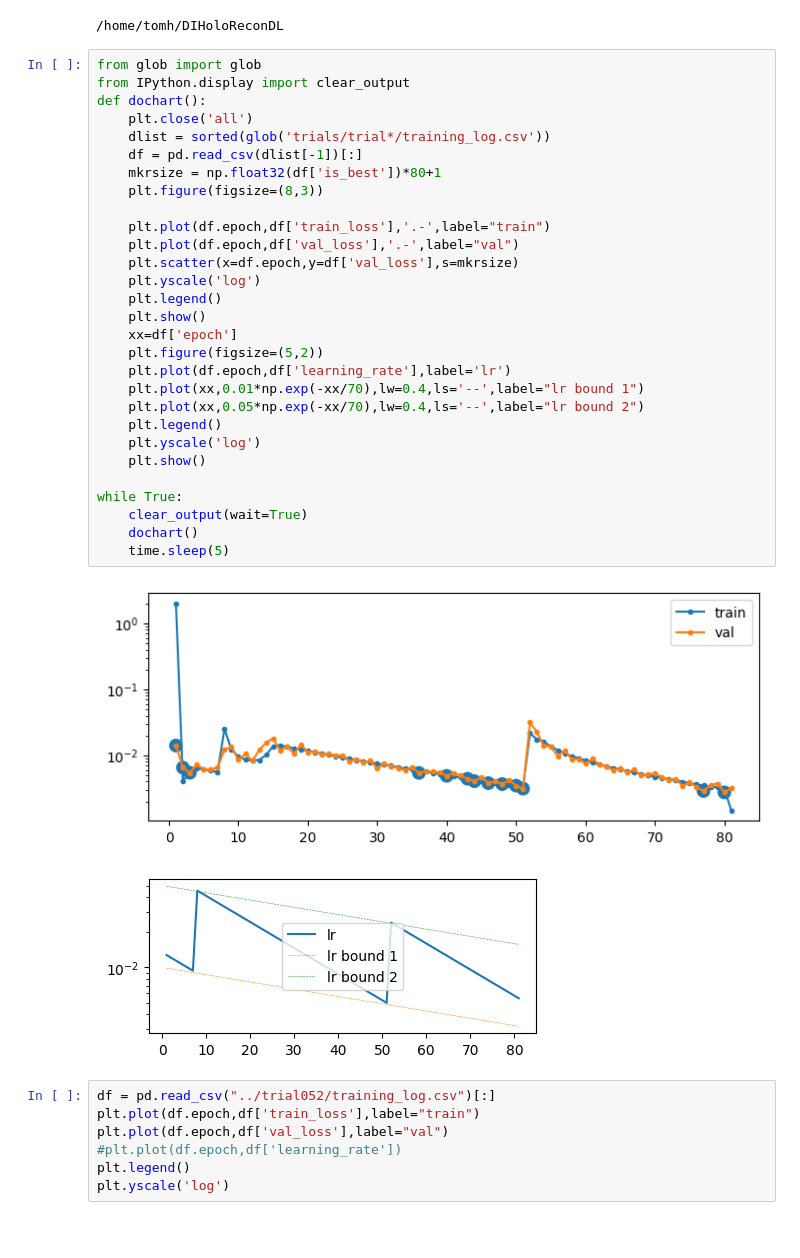
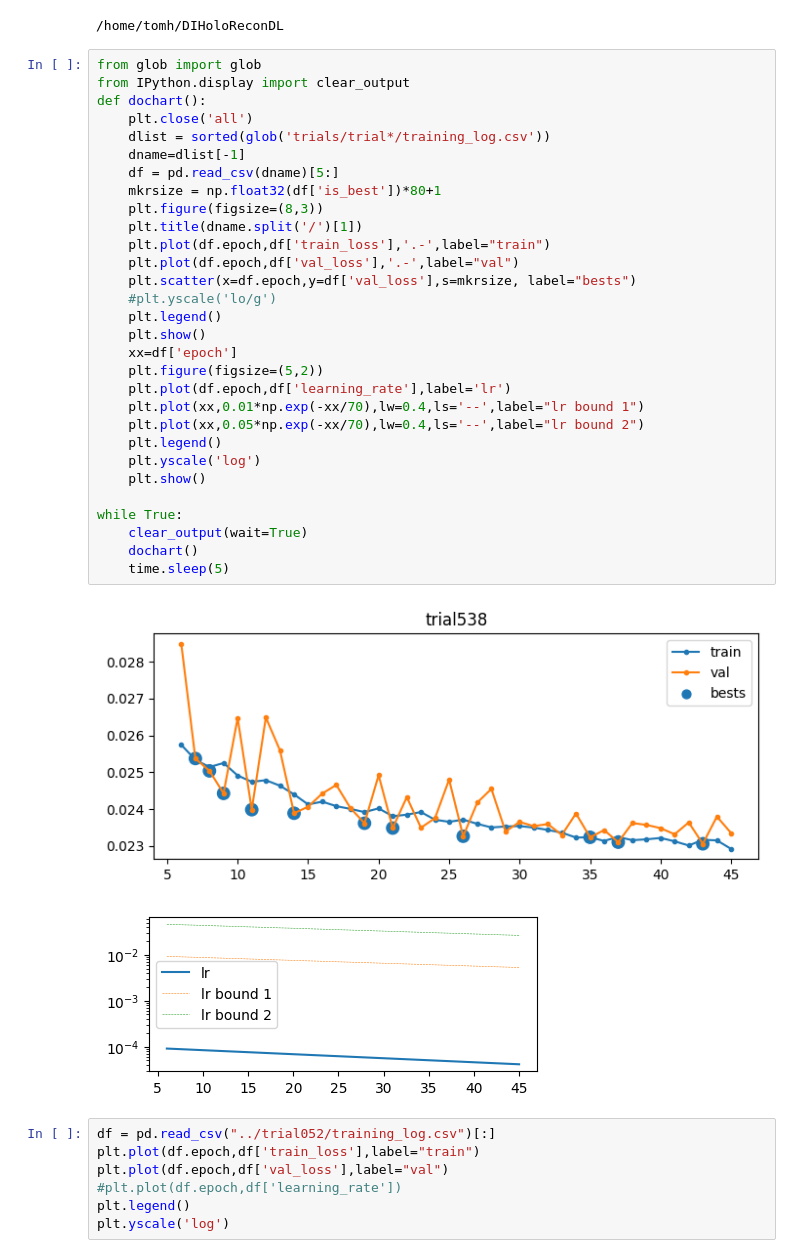
Before and after one commit to tomviolin/DIHoloReconDL, a Jupyter notebook: graphtrials.ipynb, the cells around one changed output. Drawn from its saved outputs; the diff is of its cells as text; blank space fills up the shorter version.

```diff
--- a/graphtrials.ipynb
+++ b/graphtrials.ipynb
@@ -10,35 +10,36 @@ print(os.getcwd())
 # %%
 from glob import glob
 from IPython.display import clear_output
 def dochart():
     plt.close('all')
     dlist = sorted(glob('trials/trial*/training_log.csv'))
-    df = pd.read_csv(dlist[-1])[:]
+    dname=dlist[-1]
+    df = pd.read_csv(dname)[5:]
     mkrsize = np.float32(df['is_best'])*80+1
     plt.figure(figsize=(8,3))
-
+    plt.title(dname.split('/')[1])
     plt.plot(df.epoch,df['train_loss'],'.-',label="train")
     plt.plot(df.epoch,df['val_loss'],'.-',label="val")
-    plt.scatter(x=df.epoch,y=df['val_loss'],s=mkrsize)
-    plt.yscale('log')
+    plt.scatter(x=df.epoch,y=df['val_loss'],s=mkrsize, label="bests")
+    #plt.yscale('lo/g')
     plt.legend()
     plt.show()
     xx=df['epoch']
     plt.figure(figsize=(5,2))
     plt.plot(df.epoch,df['learning_rate'],label='lr')
     plt.plot(xx,0.01*np.exp(-xx/70),lw=0.4,ls='--',label="lr bound 1")
     plt.plot(xx,0.05*np.exp(-xx/70),lw=0.4,ls='--',label="lr bound 2")
     plt.legend()
     plt.yscale('log')
     plt.show()
 
 while True:
     clear_output(wait=True)
     dochart()
     time.sleep(5)
 # %% [output]
-[figure, old version]
+[figure, new version]
-[figure, old version]
+[figure, new version]
 # %%
 df = pd.read_csv("../trial052/training_log.csv")[:]
 plt.plot(df.epoch,df['train_loss'],label="train")
```
Also changed, not shown: parts of 7 cells of this notebook, 5 other files.
